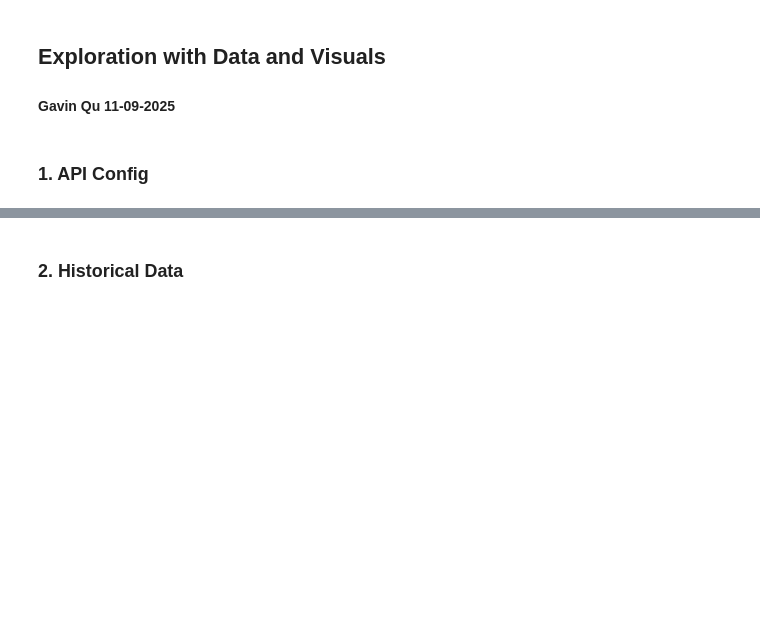
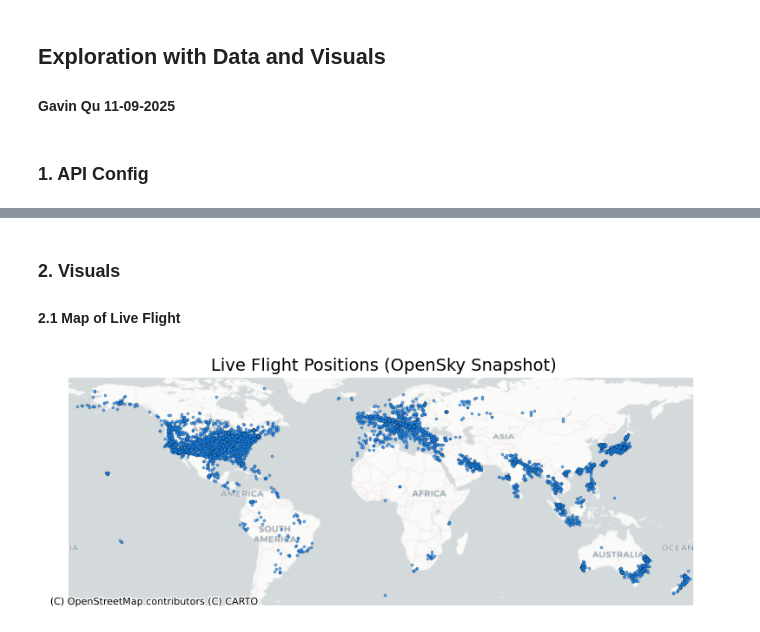
Before and after one commit to GJQu/aviation-entropy-project, a Jupyter notebook: notebooks/eda.ipynb, the cells around one changed output, grey strips where cells are left out. Cells and saved outputs as stored; diff of their text form; code cells hidden in the pictures; blank space fills up the shorter version.

Commit message:
eda and visuals

```diff
--- a/notebooks/eda.ipynb
+++ b/notebooks/eda.ipynb
@@ -29,18 +67,15 @@ print(s)
-# %% [markdown]
-### 2. Historical Data
-# %%
-import pandas as pd
-import geopandas as gpd
-from shapely.geometry import Point
-
-url = "https://zenodo.org/record/8360680/files/2023-10-01_states.csv.gz"
-df = pd.read_csv(url, compression='gzip', nrows=10000)  # sample subset for speed
-
-df = df.rename(columns={"time": "timestamp", "baroaltitude": "baro_altitude"})
-gdf = gpd.GeoDataFrame(
-    df.dropna(subset=["longitude", "latitude"]),
-    geometry=gpd.points_from_xy(df.longitude, df.latitude),
-    crs="EPSG:4326"
-)
-
-gdf.head()
+# %% [markdown]
+### 2. Visuals
+#### 2.1 Map of Live Flight
+# %%
+import matplotlib.pyplot as plt
+import contextily as cx
+
+fig, ax = plt.subplots(figsize=(10, 6))
+gdf.plot(ax=ax, markersize=5, alpha=0.7, color="dodgerblue", edgecolor="k", linewidth=0.2)
+cx.add_basemap(ax, crs=gdf.crs.to_string(), source=cx.providers.CartoDB.Positron)
+ax.set_title("Live Flight Positions (OpenSky Snapshot)", fontsize=14)
+ax.set_axis_off()
+plt.show()
+# %% [output]
+[figure, added]
```
Also changed, not shown: parts of 12 cells of this notebook, 2 other files.
